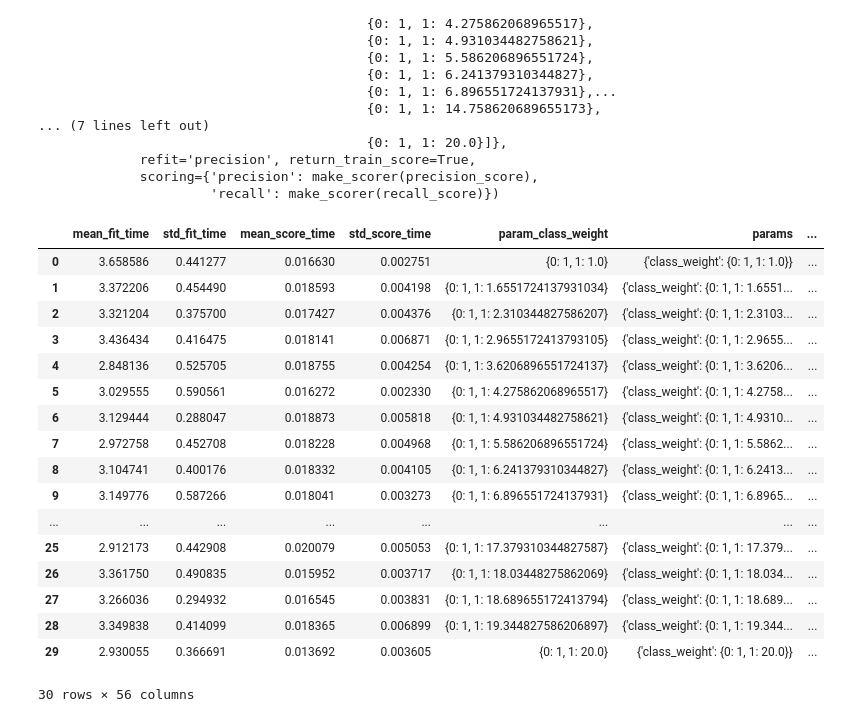
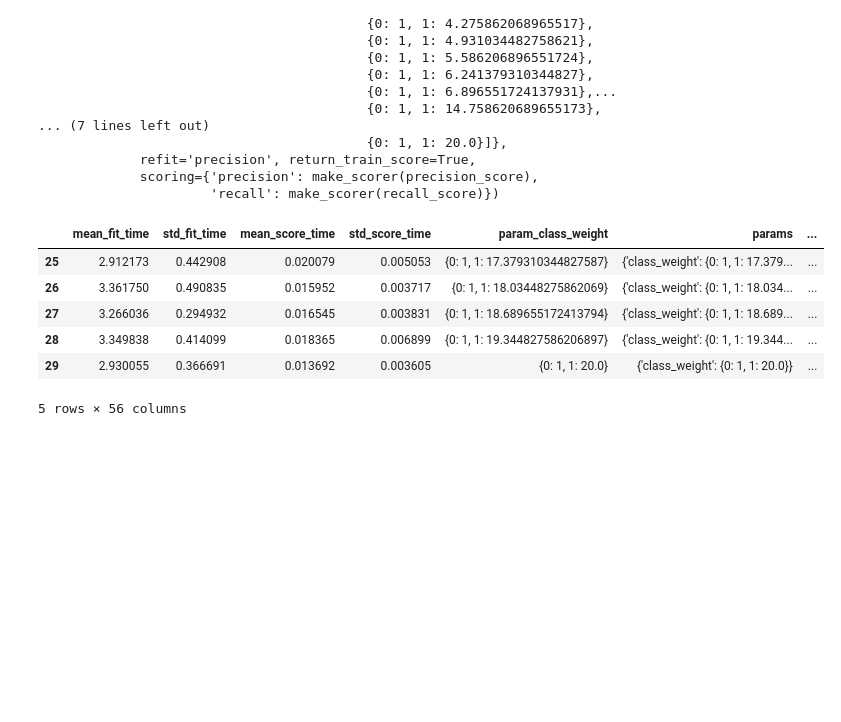
Before and after one commit to Farooq-azam-khan/sklearn-datascience, a Jupyter notebook: src/metrics.ipynb, the cells around one changed output. Drawn from its saved outputs; the diff is of its cells as text; code cells hidden in the pictures; blank space fills up the shorter version.

Commit message:
did curtom metrics

```diff
--- a/src/metrics.ipynb
+++ b/src/metrics.ipynb
@@ -128,26 +128,15 @@ GridSearchCV(cv=10, estimator=LogisticRegression(max_iter=1000), n_jobs=-1,
              scoring={'precision': make_scorer(precision_score),
                       'recall': make_scorer(recall_score)})
 # %%
-pd.DataFrame(grid_metric.cv_results_)#.to_csv('results/grid_search_cv_linear_regression_precision_recall.csv', index=False)
+pd.DataFrame(grid_metric.cv_results_).tail()#.to_csv('results/grid_search_cv_linear_regression_precision_recall.csv', index=False)
 # %% [output]
 |  | mean_fit_time | std_fit_time | mean_score_time | std_score_time | param_class_weight | params | ... |
-| 0 | 3.658586 | 0.441277 | 0.016630 | 0.002751 | {0: 1, 1: 1.0} | {'class_weight': {0: 1, 1: 1.0}} | ... |
-| 1 | 3.372206 | 0.454490 | 0.018593 | 0.004198 | {0: 1, 1: 1.6551724137931034} | {'class_weight': {0: 1, 1: 1.6551... | ... |
-| 2 | 3.321204 | 0.375700 | 0.017427 | 0.004376 | {0: 1, 1: 2.310344827586207} | {'class_weight': {0: 1, 1: 2.3103... | ... |
-| 3 | 3.436434 | 0.416475 | 0.018141 | 0.006871 | {0: 1, 1: 2.9655172413793105} | {'class_weight': {0: 1, 1: 2.9655... | ... |
-| 4 | 2.848136 | 0.525705 | 0.018755 | 0.004254 | {0: 1, 1: 3.6206896551724137} | {'class_weight': {0: 1, 1: 3.6206... | ... |
-| 5 | 3.029555 | 0.590561 | 0.016272 | 0.002330 | {0: 1, 1: 4.275862068965517} | {'class_weight': {0: 1, 1: 4.2758... | ... |
-| 6 | 3.129444 | 0.288047 | 0.018873 | 0.005818 | {0: 1, 1: 4.931034482758621} | {'class_weight': {0: 1, 1: 4.9310... | ... |
-| 7 | 2.972758 | 0.452708 | 0.018228 | 0.004968 | {0: 1, 1: 5.586206896551724} | {'class_weight': {0: 1, 1: 5.5862... | ... |
-| 8 | 3.104741 | 0.400176 | 0.018332 | 0.004105 | {0: 1, 1: 6.241379310344827} | {'class_weight': {0: 1, 1: 6.2413... | ... |
-| 9 | 3.149776 | 0.587266 | 0.018041 | 0.003273 | {0: 1, 1: 6.896551724137931} | {'class_weight': {0: 1, 1: 6.8965... | ... |
-| ... | ... | ... | ... | ... | ... | ... | ... |
 | 25 | 2.912173 | 0.442908 | 0.020079 | 0.005053 | {0: 1, 1: 17.379310344827587} | {'class_weight': {0: 1, 1: 17.379... | ... |
 | 26 | 3.361750 | 0.490835 | 0.015952 | 0.003717 | {0: 1, 1: 18.03448275862069} | {'class_weight': {0: 1, 1: 18.034... | ... |
 | 27 | 3.266036 | 0.294932 | 0.016545 | 0.003831 | {0: 1, 1: 18.689655172413794} | {'class_weight': {0: 1, 1: 18.689... | ... |
 | 28 | 3.349838 | 0.414099 | 0.018365 | 0.006899 | {0: 1, 1: 19.344827586206897} | {'class_weight': {0: 1, 1: 19.344... | ... |
 | 29 | 2.930055 | 0.366691 | 0.013692 | 0.003605 | {0: 1, 1: 20.0} | {'class_weight': {0: 1, 1: 20.0}} | ... |
-30 rows × 56 columns
+5 rows × 56 columns
 # %%
 plt.figure(figsize=(12,4))
 df = pd.DataFrame(grid_metric.cv_results_)
```
Also changed, not shown: parts of 8 cells of this notebook, 1 other file.
